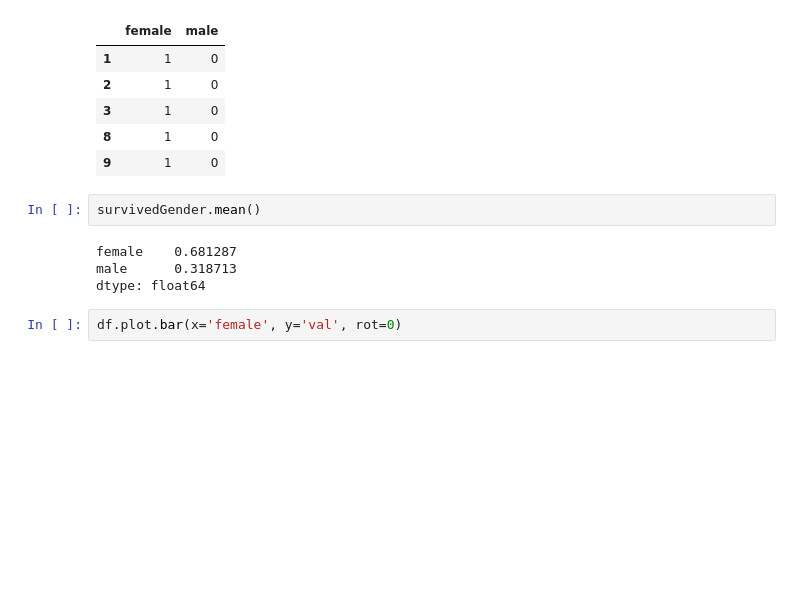
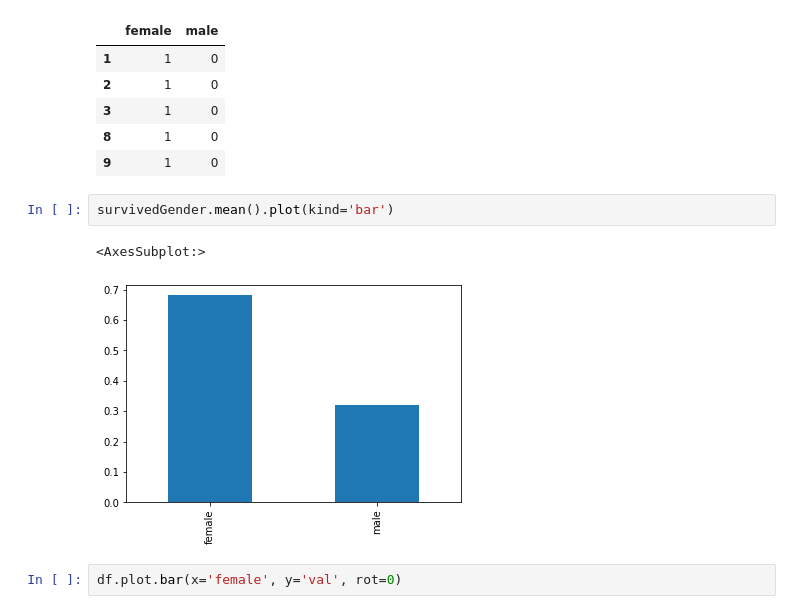
Before and after one commit to KangnamUniv-ML/Titanic-ML, a Jupyter notebook: notebook/Titanic.ipynb, the cells around one changed output. Cells and saved outputs as stored; diff of their text form; blank space fills up the shorter version.

```diff
--- a/notebook/Titanic.ipynb
+++ b/notebook/Titanic.ipynb
@@ -289,11 +289,10 @@ survivedGender.head()
 | 8 | 1 | 0 |
 | 9 | 1 | 0 |
 # %%
-survivedGender.mean()
+survivedGender.mean().plot(kind='bar')
 # %% [output]
-female    0.681287
-male      0.318713
-dtype: float64
+<AxesSubplot:>
+[figure, added]
 # %%
 df.plot.bar(x='female', y='val', rot=0)
 # %% [markdown]
```
